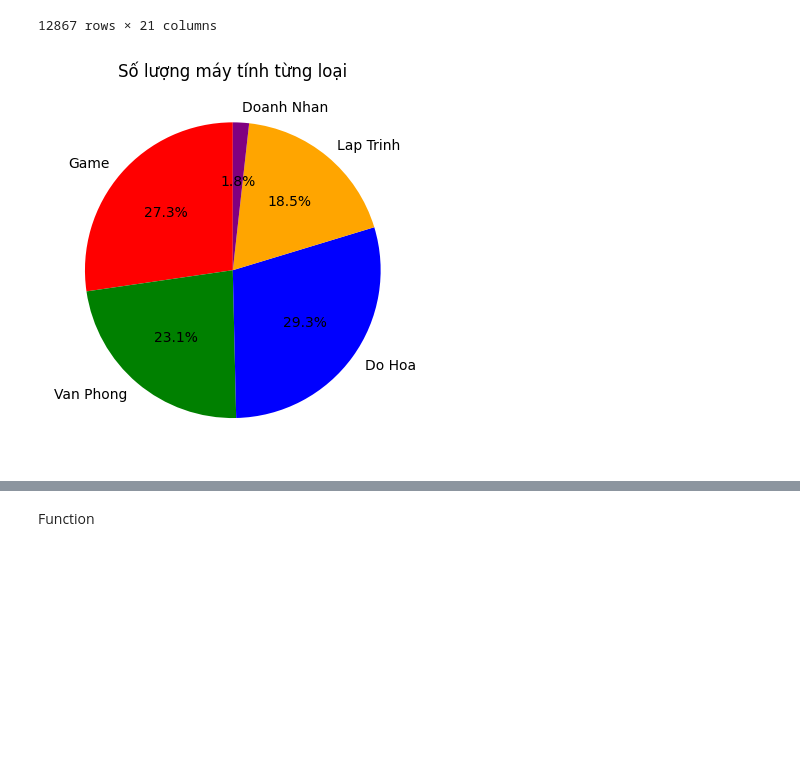
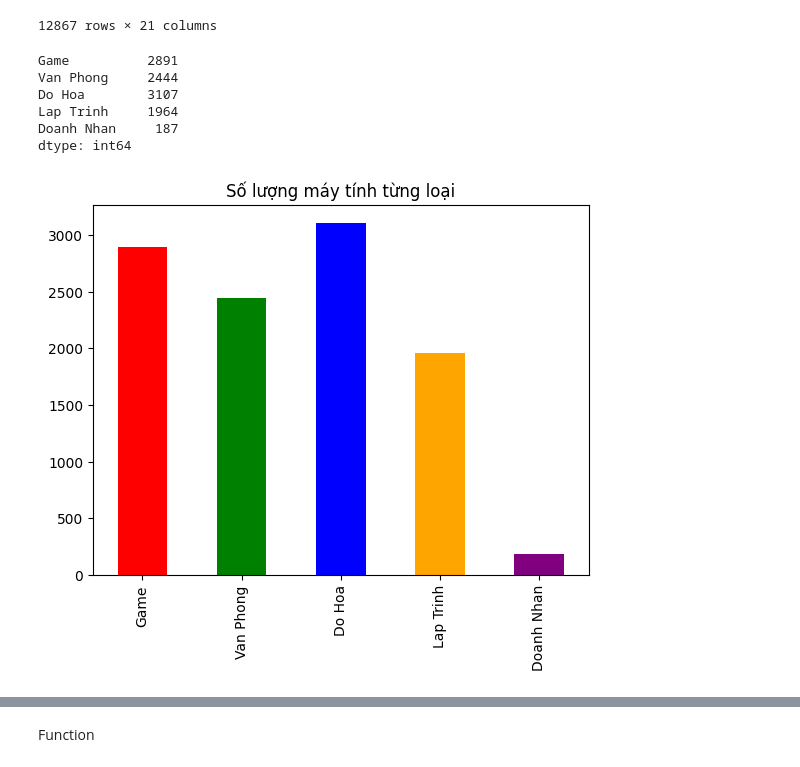
Before and after one commit to leduyanhminer/NMKHDL_Nhom27, a Jupyter notebook: EDA.ipynb, the cells around one changed output, grey strips where cells are left out. Drawn from its saved outputs; the diff is of its cells as text; code cells hidden in the pictures; blank space fills up the shorter version.

```diff
--- a/EDA.ipynb
+++ b/EDA.ipynb
@@ -24,15 +24,20 @@ df
 # %%
 col_show = ["Game", "Van Phong", "Do Hoa", "Lap Trinh", "Doanh Nhan"]
 count_ones = df[col_show].eq(1).sum()
+print(count_ones)
 
 # List of colors for each category
 colors = ['red', 'green', 'blue', 'orange', 'purple']
 
-col1 = df['CPU Score']  # Replace 'Column1' with the actual name of your first column
-col2 = df['Amazon.com Lowest New Price']  # Replace 'Column2' with the actual name of your second column# Plot pie chart with different colors for each category
-count_ones.plot(kind='pie', colors=colors, autopct='%1.1f%%', startangle=90)
+count_ones.plot(kind='bar', color=colors)
 plt.title('Số lượng máy tính từng loại')
 plt.ylabel('')  # Remove the default 'count' label on the y-axis
 plt.show()
 # %% [output]
+Game          2891
+Van Phong     2444
+Do Hoa        3107
+Lap Trinh     1964
+Doanh Nhan     187
+dtype: int64
-[figure, old version]
+[figure, new version]
```
Also changed, not shown: parts of 37 cells of this notebook, 1 other file.
